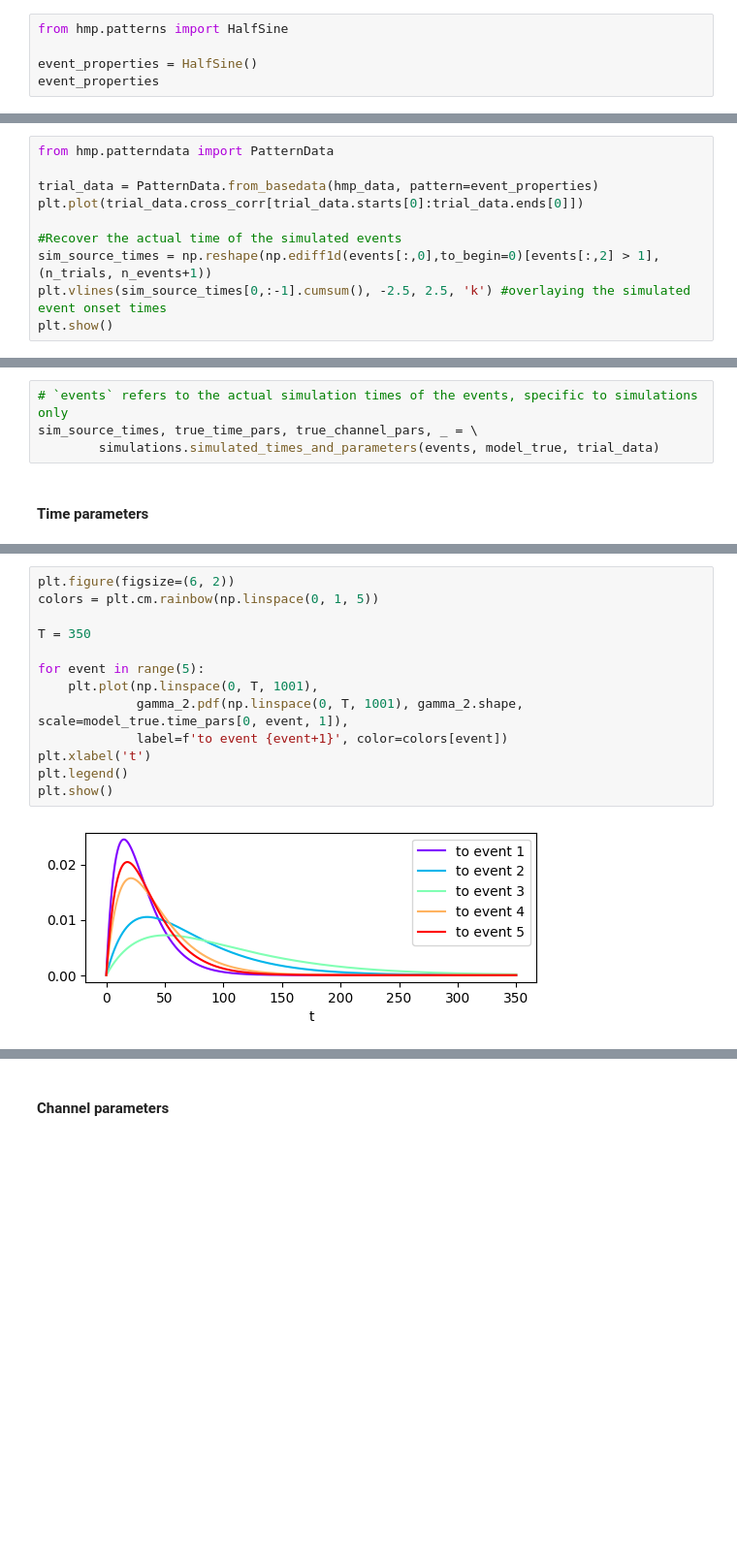
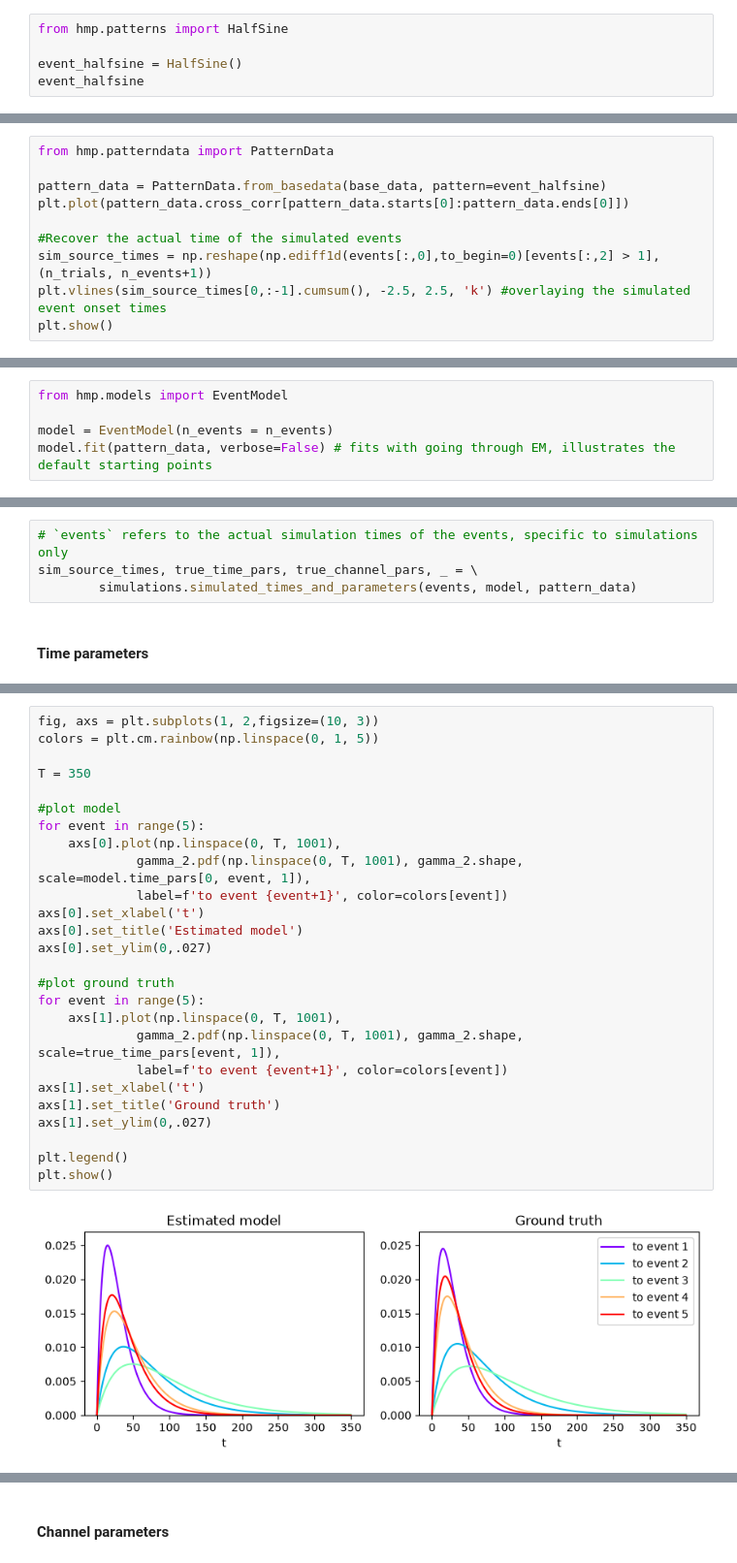
Before and after one commit to JoKra1/hsmm_mvpy, a Jupyter notebook: docs/source/notebooks/1-How_HMP_works.ipynb, the cells around one changed output, grey strips where cells are left out. Shown at 97% size. Saved outputs shown, nothing was run; the diff lists cells and outputs as text; blank space fills up the shorter version.

```diff
--- a/docs/source/notebooks/1-How_HMP_works.ipynb
+++ b/docs/source/notebooks/1-How_HMP_works.ipynb
@@ -237,8 +237,8 @@ The standard 50ms half-sine can be created by invoking the `HalfSine` class. The
 # %%
 from hmp.patterns import HalfSine
 
-event_properties = HalfSine()
-event_properties
+event_halfsine = HalfSine()
+event_halfsine
 # %% [output]
 <hmp.patterns.HalfSine at 0x...>
 # %% [markdown]
@@ -271,8 +276,8 @@ Below, we plot those cross-correlated values; the vertical lines indicate the st
 # %%
 from hmp.patterndata import PatternData
 
-trial_data = PatternData.from_basedata(hmp_data, pattern=event_properties)
-plt.plot(trial_data.cross_corr[trial_data.starts[0]:trial_data.ends[0]])
+pattern_data = PatternData.from_basedata(base_data, pattern=event_halfsine)
+plt.plot(pattern_data.cross_corr[pattern_data.starts[0]:pattern_data.ends[0]])
 
 #Recover the actual time of the simulated events
 sim_source_times = np.reshape(np.ediff1d(events[:,0],to_begin=0)[events[:,2] > 1], (n_trials, n_events+1))
@@ -335 +336,6 @@ model_true.fit(trial_data, verbose=False)# Just to illustrate the default starti
+# %%
+from hmp.models import EventModel
+
+model = EventModel(n_events = n_events)
+model.fit(pattern_data, verbose=False) # fits with going through EM, illustrates the default starting points
 # %% [markdown]
@@ -337,7 +343,7 @@ Given an expected number of events, the model will estimate the parameters of th
 # %%
 # `events` refers to the actual simulation times of the events, specific to simulations only
 sim_source_times, true_time_pars, true_channel_pars, _ = \
-        simulations.simulated_times_and_parameters(events, model_true, trial_data)
+        simulations.simulated_times_and_parameters(events, model, pattern_data)
 # %% [markdown]
 #### Time parameters
 # %% [markdown]
@@ -357,16 +371,29 @@ If we represent those as Gamma distributions we obtain the following probability
 # %%
-plt.figure(figsize=(6, 2))
+fig, axs = plt.subplots(1, 2,figsize=(10, 3))
 colors = plt.cm.rainbow(np.linspace(0, 1, 5))
 
 T = 350
 
+#plot model
 for event in range(5):
-    plt.plot(np.linspace(0, T, 1001),
-             gamma_2.pdf(np.linspace(0, T, 1001), gamma_2.shape, scale=model_true.time_pars[0, event, 1]),
+    axs[0].plot(np.linspace(0, T, 1001),
+             gamma_2.pdf(np.linspace(0, T, 1001), gamma_2.shape, scale=model.time_pars[0, event, 1]),
              label=f'to event {event+1}', color=colors[event])
-plt.xlabel('t')
+axs[0].set_xlabel('t')
+axs[0].set_title('Estimated model')
+axs[0].set_ylim(0,.027)
+
+#plot ground truth
+for event in range(5):
+    axs[1].plot(np.linspace(0, T, 1001),
+             gamma_2.pdf(np.linspace(0, T, 1001), gamma_2.shape, scale=true_time_pars[event, 1]),
+             label=f'to event {event+1}', color=colors[event])
+axs[1].set_xlabel('t')
+axs[1].set_title('Ground truth')
+axs[1].set_ylim(0,.027)
+
 plt.legend()
 plt.show()
 # %% [output]
-[figure, old version]
+[figure, new version]
 # %% [markdown]
```
Also changed, not shown: parts of 63 cells of this notebook, 9 other files.
